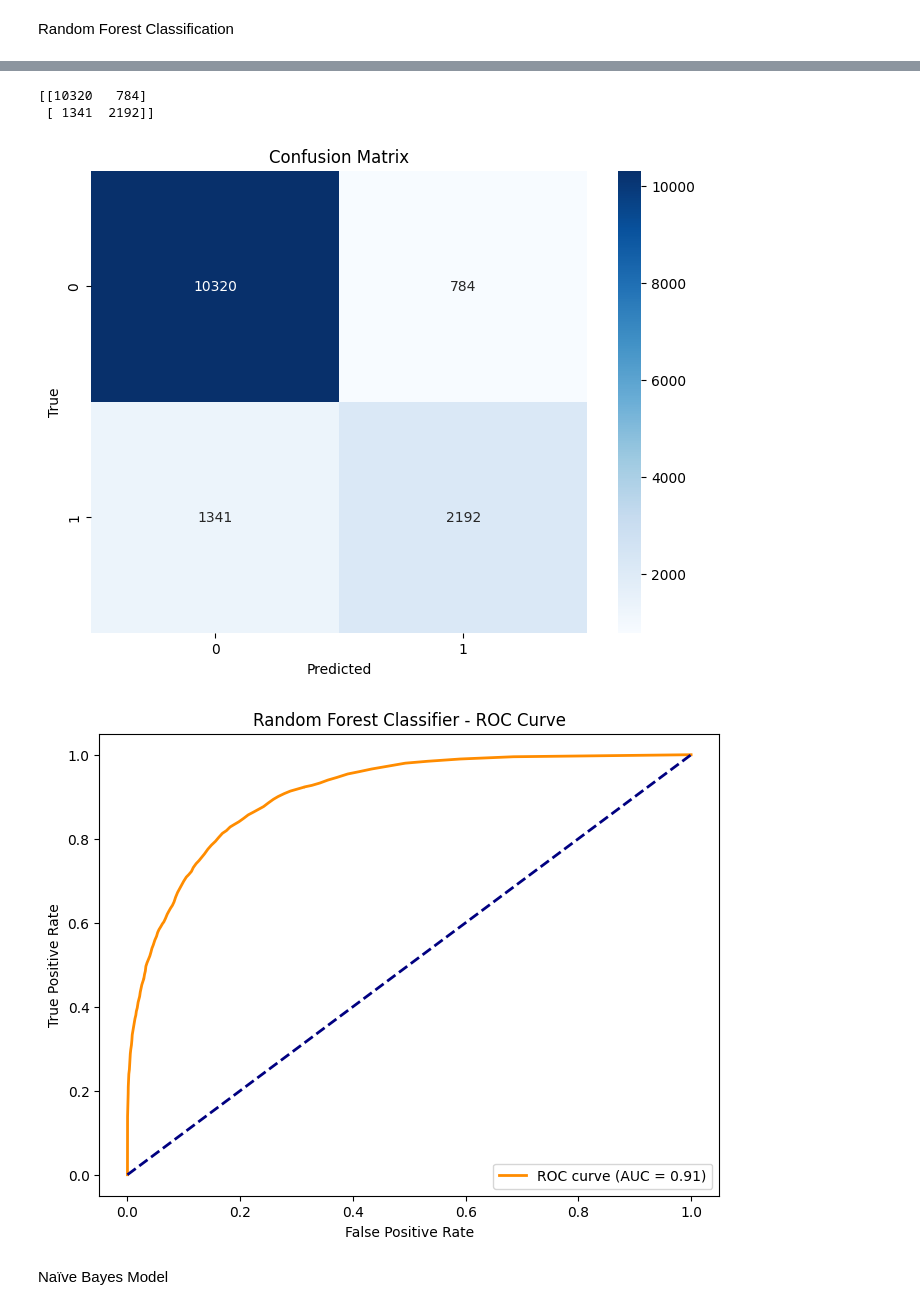
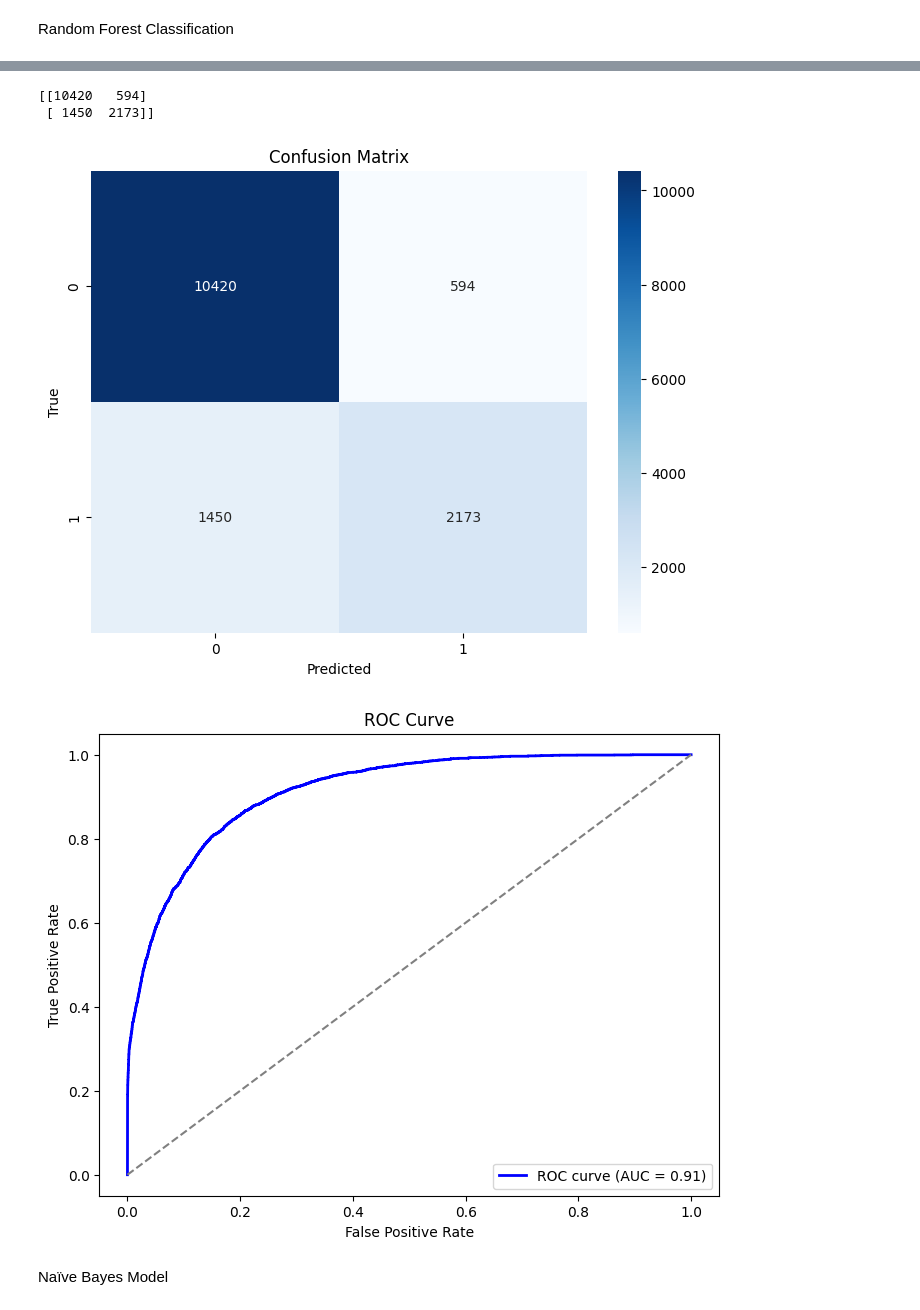
Before and after one commit to NethumDinusara/ML_CW, a Jupyter notebook: ML_CW_20221249.ipynb, the cells around one changed output, grey strips where cells are left out. Saved outputs shown, nothing was run; the diff lists cells and outputs as text; code cells hidden in the pictures.

```diff
--- a/ML_CW_20221249.ipynb
+++ b/ML_CW_20221249.ipynb
@@ -533,6 +582,6 @@ weighted avg       0.85      0.85      0.85     14637
 # %%
 # Calculate confusion matrix
-cm = confusion_matrix(y_test, prediction_1)
+cm = confusion_matrix(y_test, best_rf_test_pred)
 
 print(cm)
 
@@ -544,31 +593,28 @@ plt.ylabel('True')
 plt.title('Confusion Matrix')
 plt.show()
 # %% [output]
-[[10320   784]
- [ 1341  2192]]
+[[10420   594]
+ [ 1450  2173]]
-[figure, old version]
+[figure, new version]
 # %%
-from sklearn.metrics import roc_curve, auc
+from sklearn.metrics import confusion_matrix, classification_report, roc_curve, roc_auc_score
 
 
-# Get probabilities for the positive class
-y_prob_rf = model_1.predict_proba(X_test)[:, 1]
+# Plot ROC curve
+y_probs = best_rf_classifier.predict_proba(X_test)[:,1]
+fpr, tpr, thresholds = roc_curve(y_test, y_probs)
+roc_auc = roc_auc_score(y_test, y_probs)
 
-# Calculate ROC curve
-fpr, tpr, _ = roc_curve(y_test, y_prob_rf)
-roc_auc = auc(fpr, tpr)
-
-# Plot ROC curve
 plt.figure(figsize=(8, 6))
-plt.plot(fpr, tpr, color='darkorange', lw=2, label='ROC curve (AUC = {:.2f})'.format(roc_auc))
-plt.plot([0, 1], [0, 1], color='navy', lw=2, linestyle='--')
+plt.plot(fpr, tpr, color='blue', lw=2, label='ROC curve (AUC = {:.2f})'.format(roc_auc))
+plt.plot([0, 1], [0, 1], color='gray', linestyle='--')
 plt.xlabel('False Positive Rate')
 plt.ylabel('True Positive Rate')
-plt.title('Random Forest Classifier - ROC Curve')
+plt.title('ROC Curve')
 plt.legend(loc='lower right')
 plt.show()
 # %% [output]
-[figure, old version]
+[figure, new version]
 # %% [markdown]
 Naïve Bayes Model
 # %%
```
Also changed, not shown: parts of 9 cells of this notebook.
